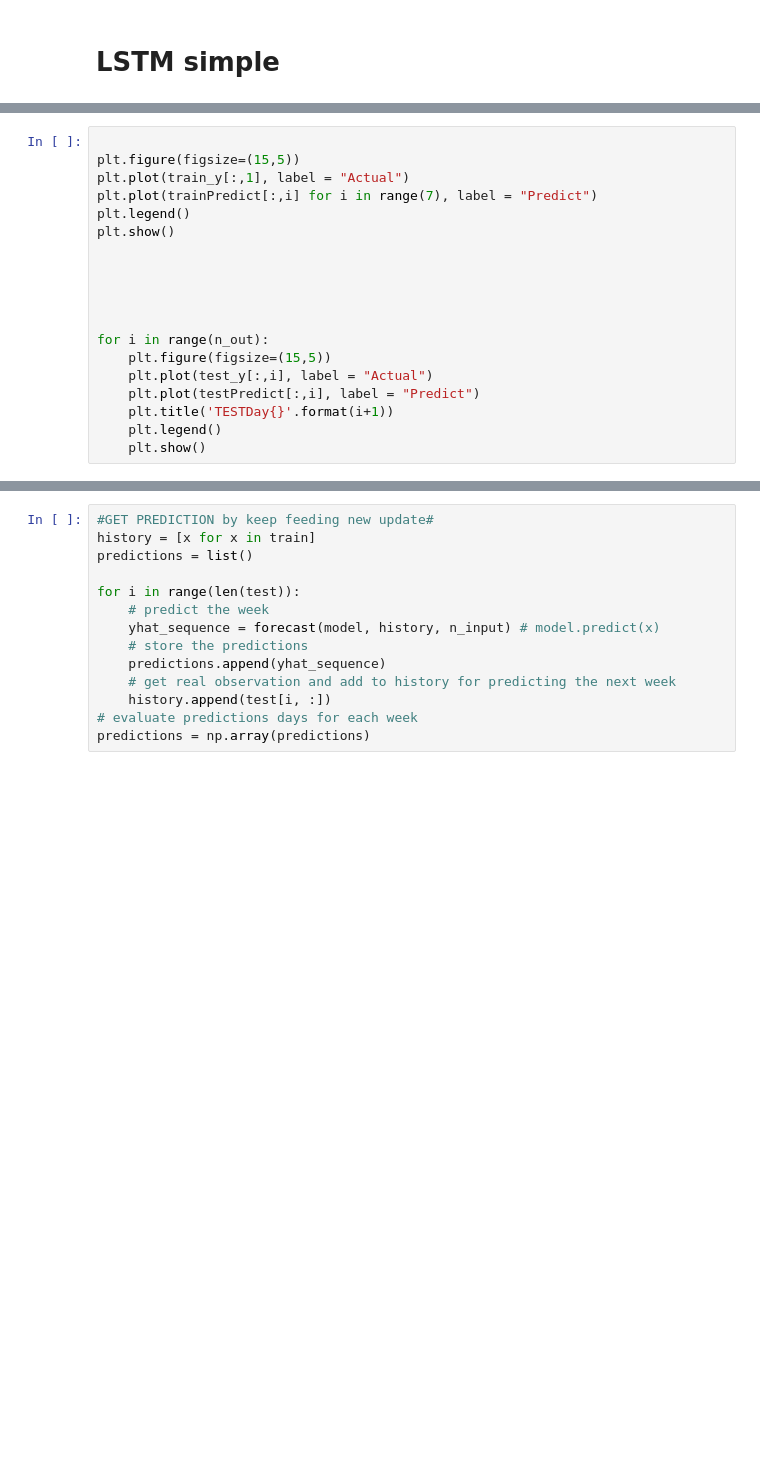
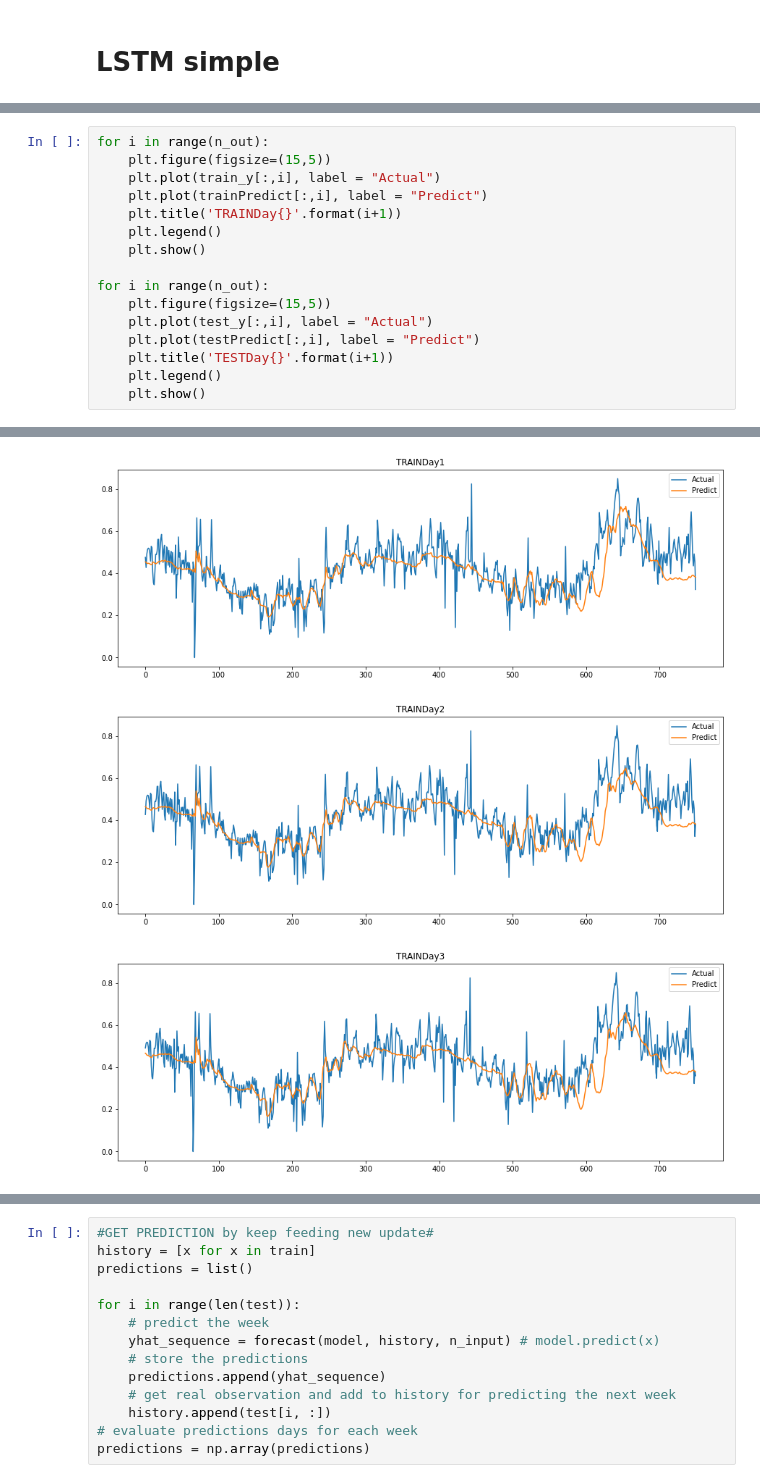
Before and after one commit to SB91ko/ChaoprayaRiver_WaterLV_prediction, a Jupyter notebook: Useful_Multivariate_LSTM_seq2seq_predict7Days.ipynb, the cells around one changed output, grey strips where cells are left out. Saved outputs shown, nothing was run; the diff lists cells and outputs as text; blank space fills up the shorter version.

```diff
--- a/Useful_Multivariate_LSTM_seq2seq_predict7Days.ipynb
+++ b/Useful_Multivariate_LSTM_seq2seq_predict7Days.ipynb
@@ -393,14 +401,11 @@ Day7........MSE:0.009,NSE:0.430| (test)MSE:0.022,NSE:0.145
 # %%
-
-plt.figure(figsize=(15,5))
-plt.plot(train_y[:,1], label = "Actual")
-plt.plot(trainPredict[:,i] for i in range(7), label = "Predict")
-plt.legend()
-plt.show()
-
-
-
-
+for i in range(n_out):
+    plt.figure(figsize=(15,5))
+    plt.plot(train_y[:,i], label = "Actual")
+    plt.plot(trainPredict[:,i], label = "Predict")
+    plt.title('TRAINDay{}'.format(i+1))
+    plt.legend()
+    plt.show()
 
 for i in range(n_out):
     plt.figure(figsize=(15,5))
@@ -413,0 +418,3 @@ SyntaxError: Generator expression must be parenthesized (<ipython-input-63-21d80
+[figure, added]
+[figure, added]
+[figure, added]
```
Also changed, not shown: parts of 19 cells of this notebook, 5 other files.
